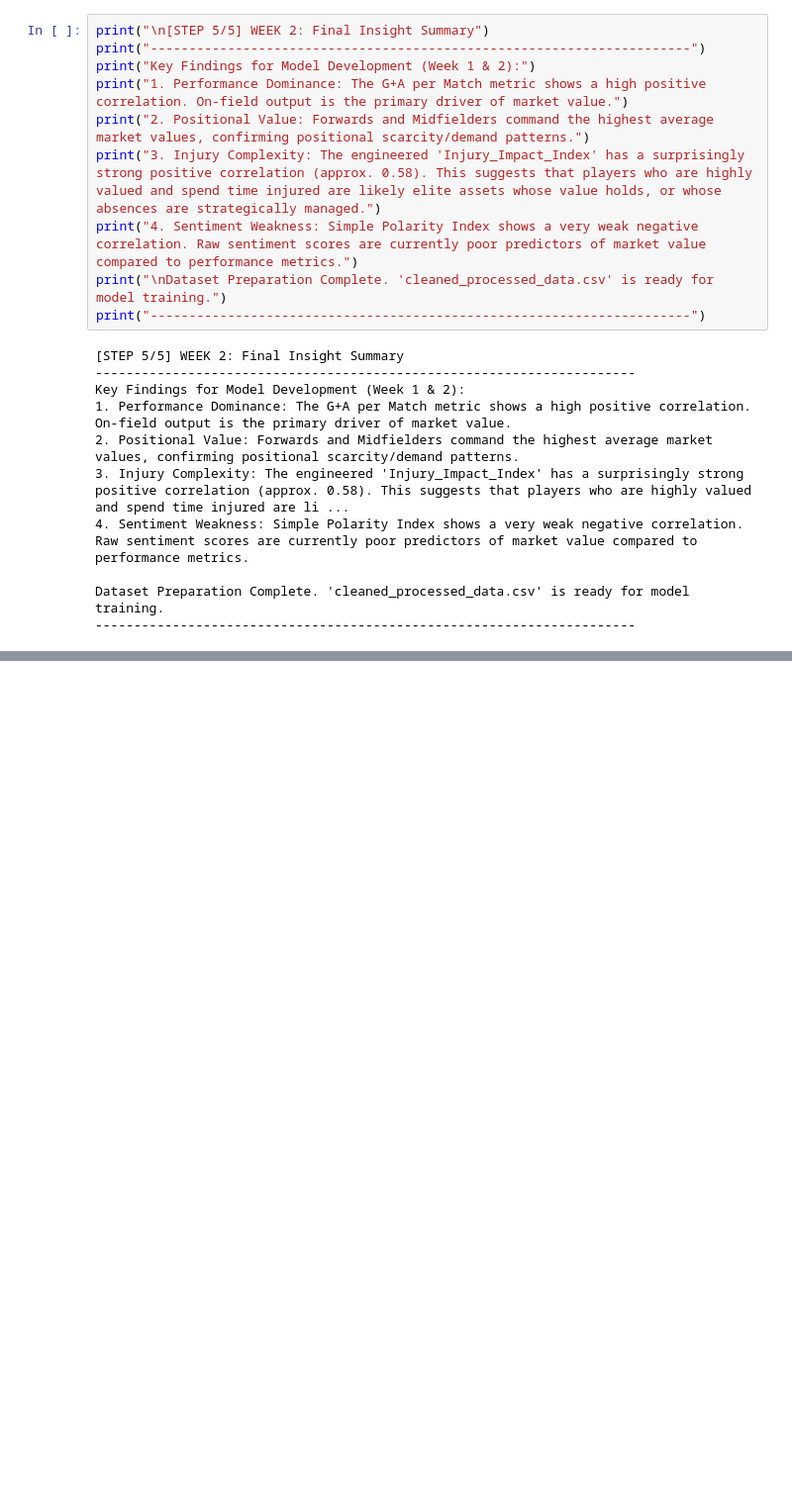
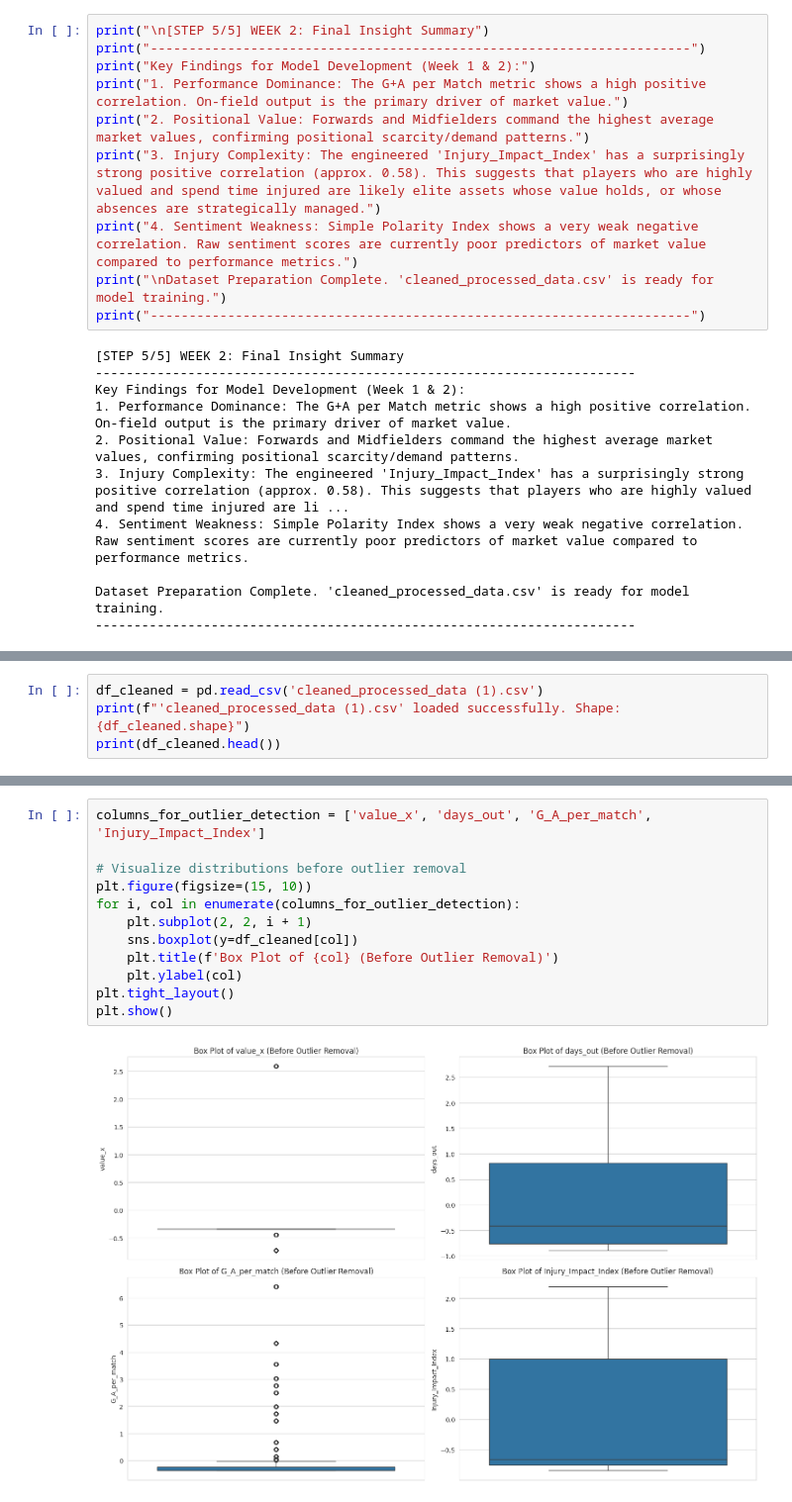
Before and after one commit to Renu-code123/TransferIQ-Dynamic-Player-Transfer-Value-Prediction-using-AI-and-Multi-source-Data, a Jupyter notebook: TransferIQ_PROJECT_2025 (1).ipynb, the cells around one changed output, grey strips where cells are left out. Shown at 99% size. Drawn from its saved outputs; the diff is of its cells as text; blank space fills up the shorter version.

```diff
--- a/TransferIQ_PROJECT_2025 (1).ipynb
+++ b/TransferIQ_PROJECT_2025 (1).ipynb
@@ -378,0 +381,4 @@ Dataset Preparation Complete. 'cleaned_processed_data.csv' is ready for model tr
+# %%
+df_cleaned = pd.read_csv('cleaned_processed_data (1).csv')
+print(f"'cleaned_processed_data (1).csv' loaded successfully. Shape: {df_cleaned.shape}")
+print(df_cleaned.head())
@@ -378,0 +403,14 @@ Dataset Preparation Complete. 'cleaned_processed_data.csv' is ready for model tr
+# %%
+columns_for_outlier_detection = ['value_x', 'days_out', 'G_A_per_match', 'Injury_Impact_Index']
+
+# Visualize distributions before outlier removal
+plt.figure(figsize=(15, 10))
+for i, col in enumerate(columns_for_outlier_detection):
+    plt.subplot(2, 2, i + 1)
+    sns.boxplot(y=df_cleaned[col])
+    plt.title(f'Box Plot of {col} (Before Outlier Removal)')
+    plt.ylabel(col)
+plt.tight_layout()
+plt.show()
+# %% [output]
+[figure, added]
```
Also changed, not shown: parts of 21 cells of this notebook.
